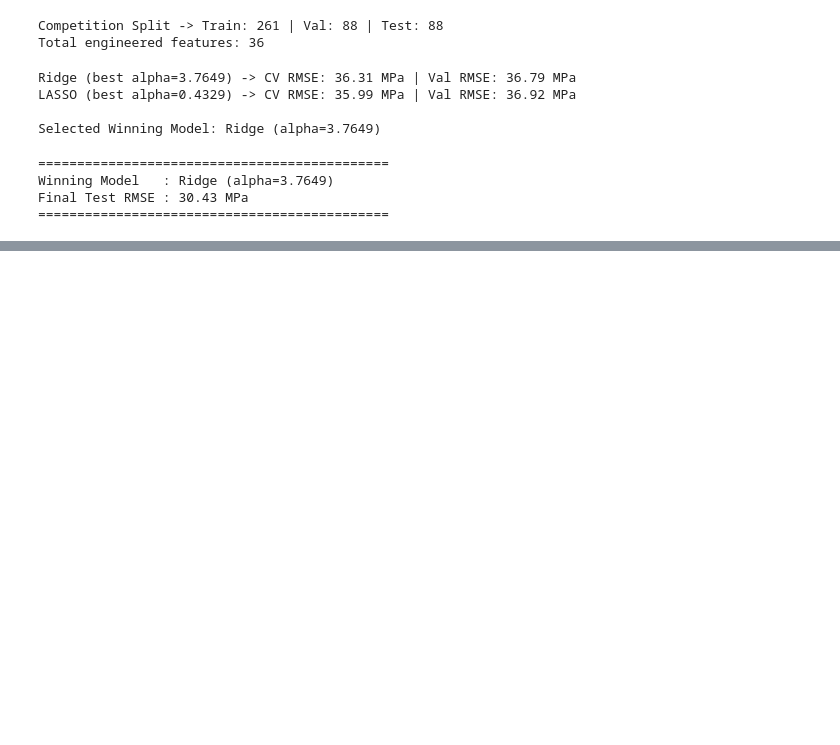
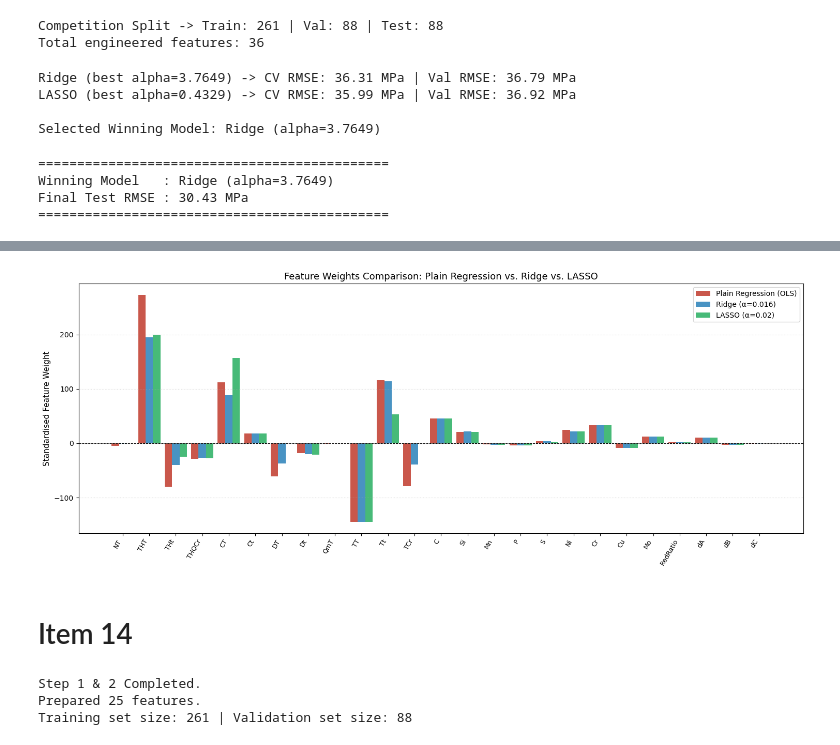
Before and after one commit to NecatBerkMeral/ME405HW1, a Jupyter notebook: ME405 HW1.ipynb, the cells around one changed output, grey strips where cells are left out. Cells and saved outputs as stored; diff of their text form; code cells hidden in the pictures; blank space fills up the shorter version.

```diff
--- a/ME405 HW1.ipynb
+++ b/ME405 HW1.ipynb
@@ -814,0 +1084,51 @@ SyntaxError: invalid syntax (3437306221.py, line 1)
+# %%
+w_ols = plain_ols.coef_
+w_ridge = best_ridge_model.coef_
+w_lasso = lasso_reg.coef_
+
+x_idx = np.arange(len(feature_names))
+bar_w = 0.28
+
+fig, ax = plt.subplots(figsize=(15, 6))
+ax.bar(
+    x_idx - bar_w,
+    w_ols,
+    width=bar_w,
+    label="Plain Regression (OLS)",
+    color="#c0392b",
+    alpha=0.85,
+)
+ax.bar(
+    x_idx,
+    w_ridge,
+    width=bar_w,
+    label=f"Ridge (α={best_alpha_ridge:.3f})",
+    color="#2980b9",
+    alpha=0.85,
+)
+ax.bar(
+    x_idx + bar_w,
+    w_lasso,
+    width=bar_w,
+    label="LASSO (α=0.02)",
+    color="#27ae60",
+    alpha=0.85,
+)
+
+ax.axhline(0, color="black", linestyle="--", linewidth=0.8)
+ax.set_xticks(x_idx)
+ax.set_xticklabels(feature_names, rotation=60, ha="right", fontsize=9)
+ax.set_ylabel("Standardised Feature Weight", fontsize=11)
+ax.set_title(
+    "Feature Weights Comparison: Plain Regression vs. Ridge vs. LASSO",
+    fontsize=13,
+)
+ax.legend(fontsize=10)
+ax.grid(axis="y", linestyle=":", alpha=0.5)
+
+plt.tight_layout()
+plt.show()
+# %% [output]
+[figure, added]
+# %% [markdown]
+# Item 14
@@ -814,0 +1156,12 @@ SyntaxError: invalid syntax (3437306221.py, line 1)
+# %%
+scaler_krr = StandardScaler()
+X_tr_scaled = scaler_krr.fit_transform(X_tr_raw)
+X_va_scaled = scaler_krr.transform(X_va_raw)
+
+print(f"Step 1 & 2 Completed.")
+print(f"Prepared {n_features} features.")
+print(f"Training set size: {X_tr_scaled.shape[0]} | Validation set size: {X_va_scaled.shape[0]}")
+# %% [output]
+Step 1 & 2 Completed.
+Prepared 25 features.
+Training set size: 261 | Validation set size: 88
```
Also changed, not shown: parts of 31 cells of this notebook.
